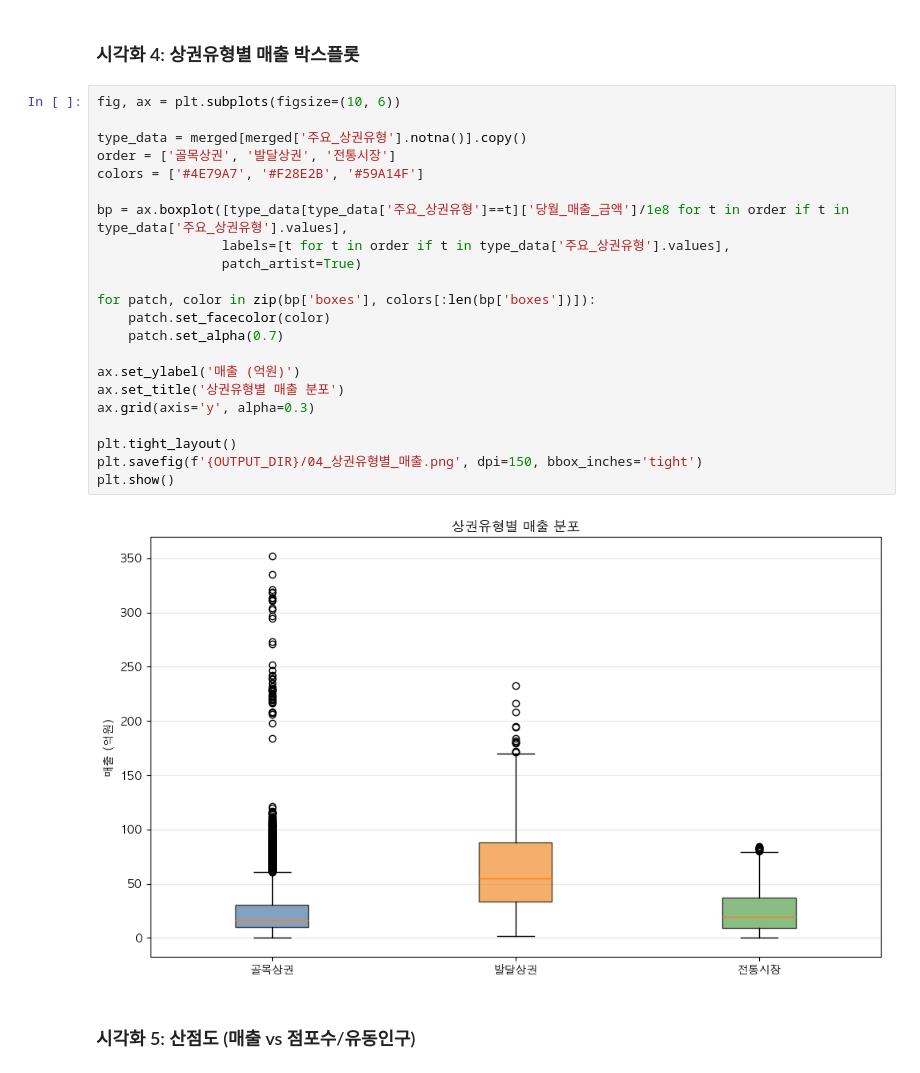
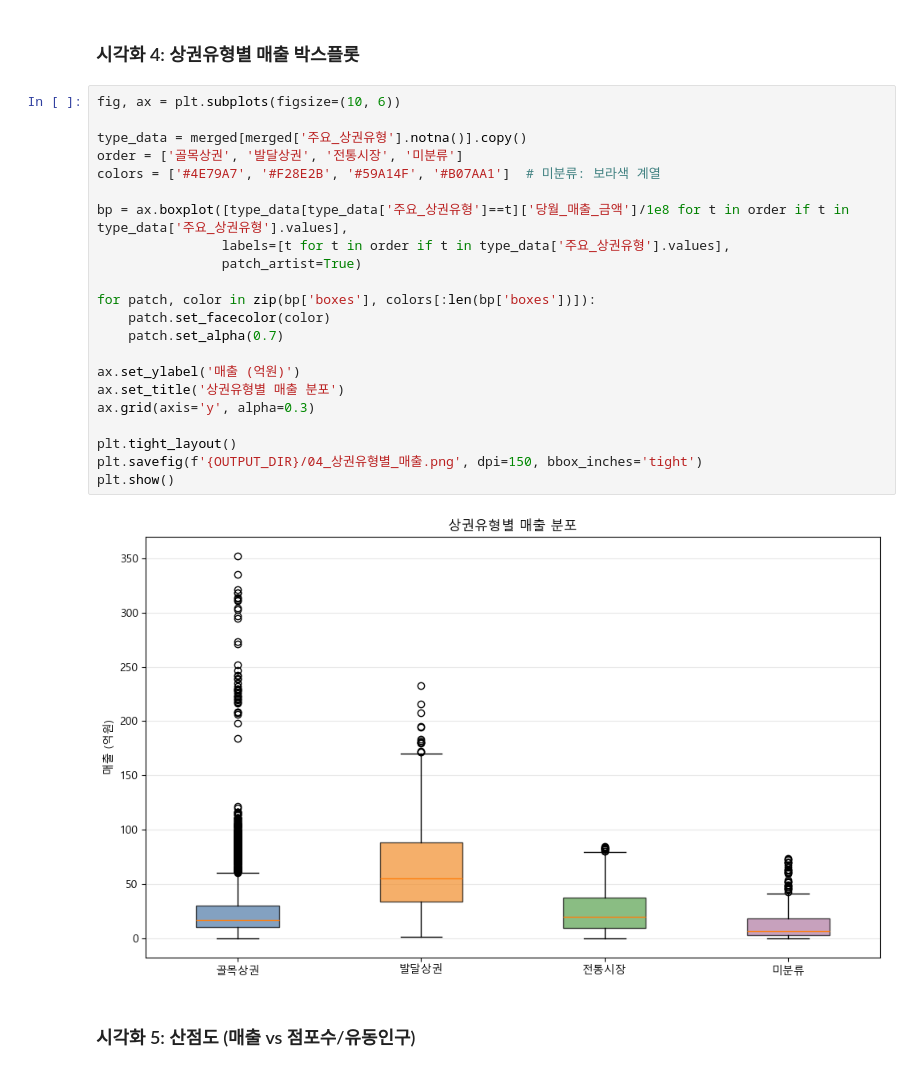
Before and after one commit to SomethingForNew/SeSAC_project, a Jupyter notebook: ksh/02_초기시각화.ipynb, the cells around one changed output. Saved outputs shown, nothing was run; the diff lists cells and outputs as text.

```diff
--- a/ksh/02_초기시각화.ipynb
+++ b/ksh/02_초기시각화.ipynb
@@ -121,27 +121,27 @@ plt.show()
 # %%
 fig, ax = plt.subplots(figsize=(10, 6))
 
 type_data = merged[merged['주요_상권유형'].notna()].copy()
-order = ['골목상권', '발달상권', '전통시장']
-colors = ['#4E79A7', '#F28E2B', '#59A14F']
+order = ['골목상권', '발달상권', '전통시장', '미분류']
+colors = ['#4E79A7', '#F28E2B', '#59A14F', '#B07AA1']  # 미분류: 보라색 계열
 
 bp = ax.boxplot([type_data[type_data['주요_상권유형']==t]['당월_매출_금액']/1e8 for t in order if t in type_data['주요_상권유형'].values],
                 labels=[t for t in order if t in type_data['주요_상권유형'].values],
                 patch_artist=True)
 
 for patch, color in zip(bp['boxes'], colors[:len(bp['boxes'])]):
     patch.set_facecolor(color)
     patch.set_alpha(0.7)
 
 ax.set_ylabel('매출 (억원)')
 ax.set_title('상권유형별 매출 분포')
 ax.grid(axis='y', alpha=0.3)
 
 plt.tight_layout()
 plt.savefig(f'{OUTPUT_DIR}/04_상권유형별_매출.png', dpi=150, bbox_inches='tight')
 plt.show()
 # %% [output]
-[figure, old version]
+[figure, new version]
 # %% [markdown]
 ### 시각화 5: 산점도 (매출 vs 점포수/유동인구)
 # %%
```
Also changed, not shown: parts of 4 cells of this notebook, 16 other files.
